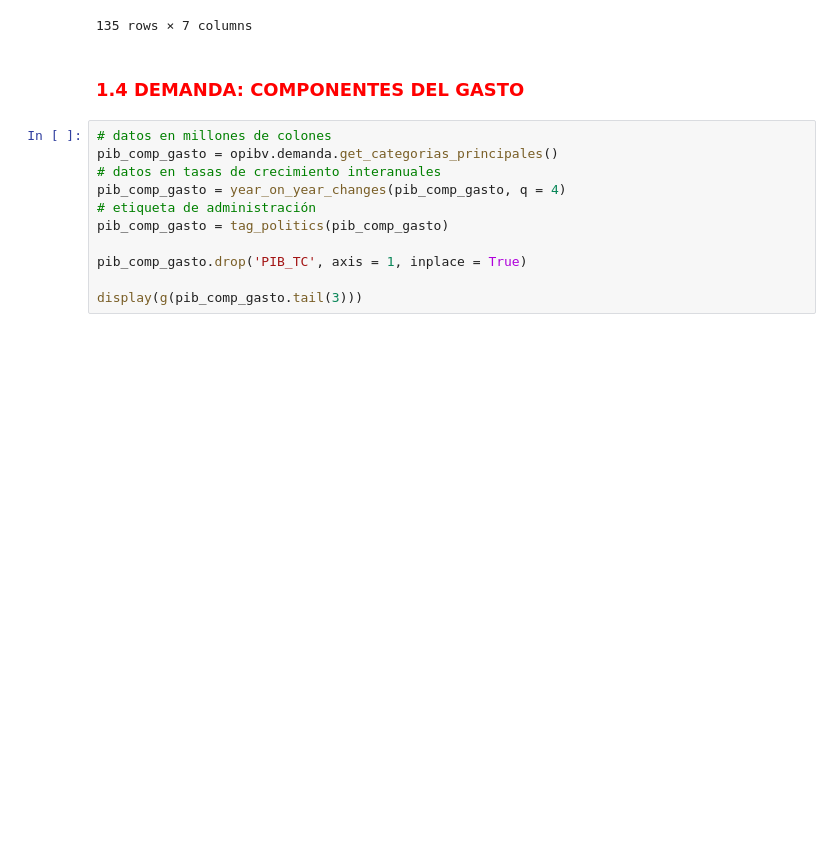
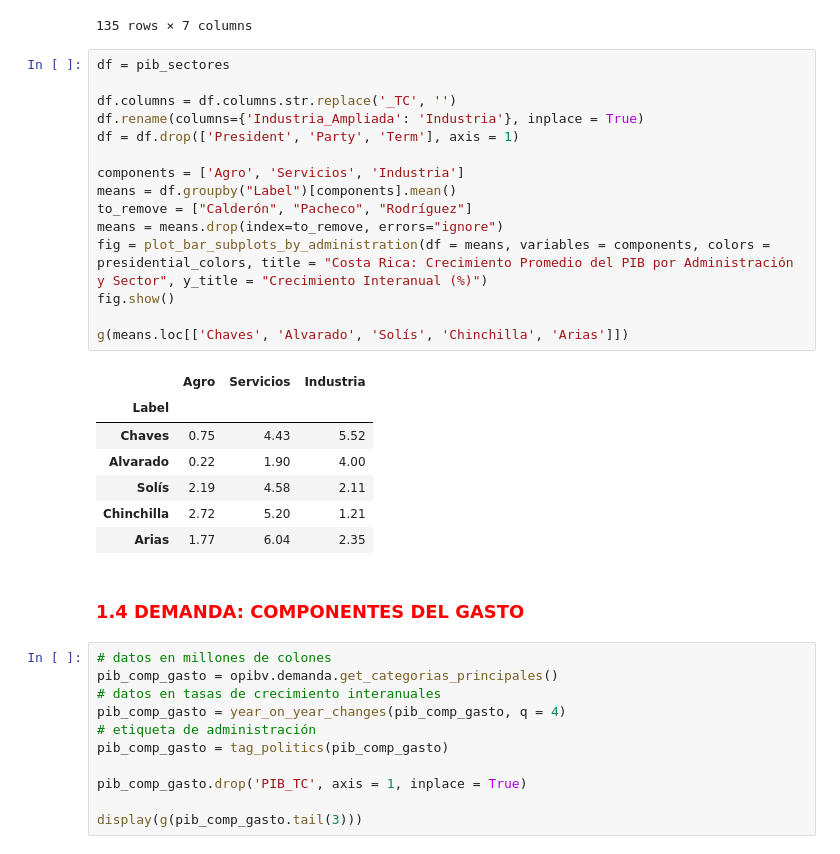
Before and after one commit to francinii/governomicsCR, a Jupyter notebook: informed_economist/notebooks/informe.ipynb, the cells around one changed output. Cells and saved outputs as stored; diff of their text form; blank space fills up the shorter version.

```diff
--- a/informed_economist/notebooks/informe.ipynb
+++ b/informed_economist/notebooks/informe.ipynb
@@ -342,6 +370,29 @@ display(g(pib_sectores))
 | 2025-06-30 | -2.60 | 3.85 | 8.17 | Rodrigo Chaves Robles | PPSD | 2022–2026 | Chaves |
 | 2025-09-30 | -1.92 | 4.15 | 9.37 | Rodrigo Chaves Robles | PPSD | 2022–2026 | Chaves |
 135 rows × 7 columns
+# %%
+df = pib_sectores
+
+df.columns = df.columns.str.replace('_TC', '')
+df.rename(columns={'Industria_Ampliada': 'Industria'}, inplace = True)
+df = df.drop(['President', 'Party', 'Term'], axis = 1)
+
+components = ['Agro', 'Servicios', 'Industria']
+means = df.groupby("Label")[components].mean()
+to_remove = ["Calderón", "Pacheco", "Rodríguez"]
+means = means.drop(index=to_remove, errors="ignore")
+fig = plot_bar_subplots_by_administration(df = means, variables = components, colors = presidential_colors, title = "Costa Rica: Crecimiento Promedio del PIB por Administración y Sector", y_title = "Crecimiento Interanual (%)")
+fig.show()
+
+g(means.loc[['Chaves', 'Alvarado', 'Solís', 'Chinchilla', 'Arias']])
+# %% [output]
+|  | Agro | Servicios | Industria |
+| Label |  |  |  |
+| Chaves | 0.75 | 4.43 | 5.52 |
+| Alvarado | 0.22 | 1.90 | 4.00 |
+| Solís | 2.19 | 4.58 | 2.11 |
+| Chinchilla | 2.72 | 5.20 | 1.21 |
+| Arias | 1.77 | 6.04 | 2.35 |
 # %% [markdown]
 ### <font color = 'red'> 1.4 DEMANDA: COMPONENTES DEL GASTO
 # %%
```
Also changed, not shown: parts of 3 cells of this notebook, 1 other file.
